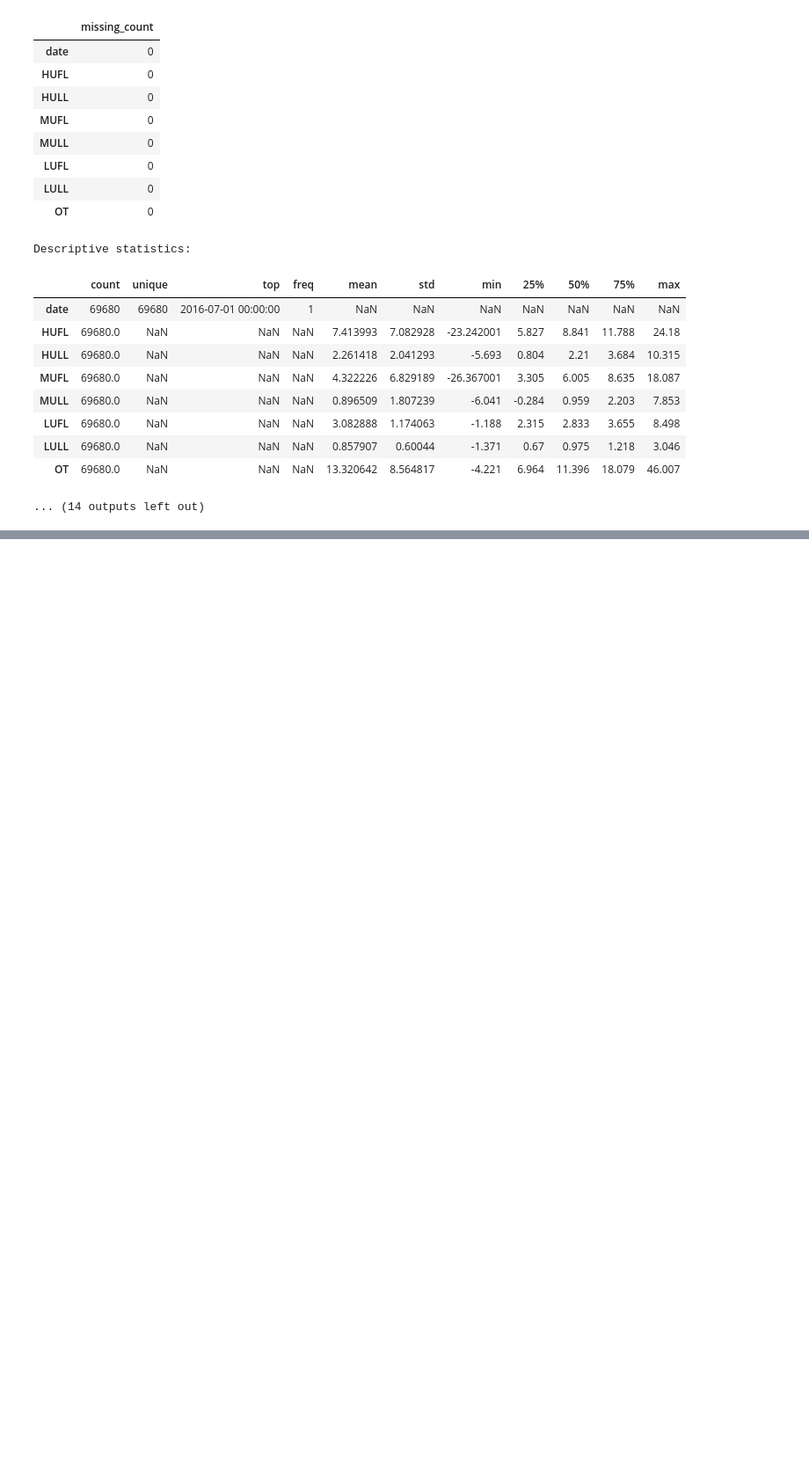
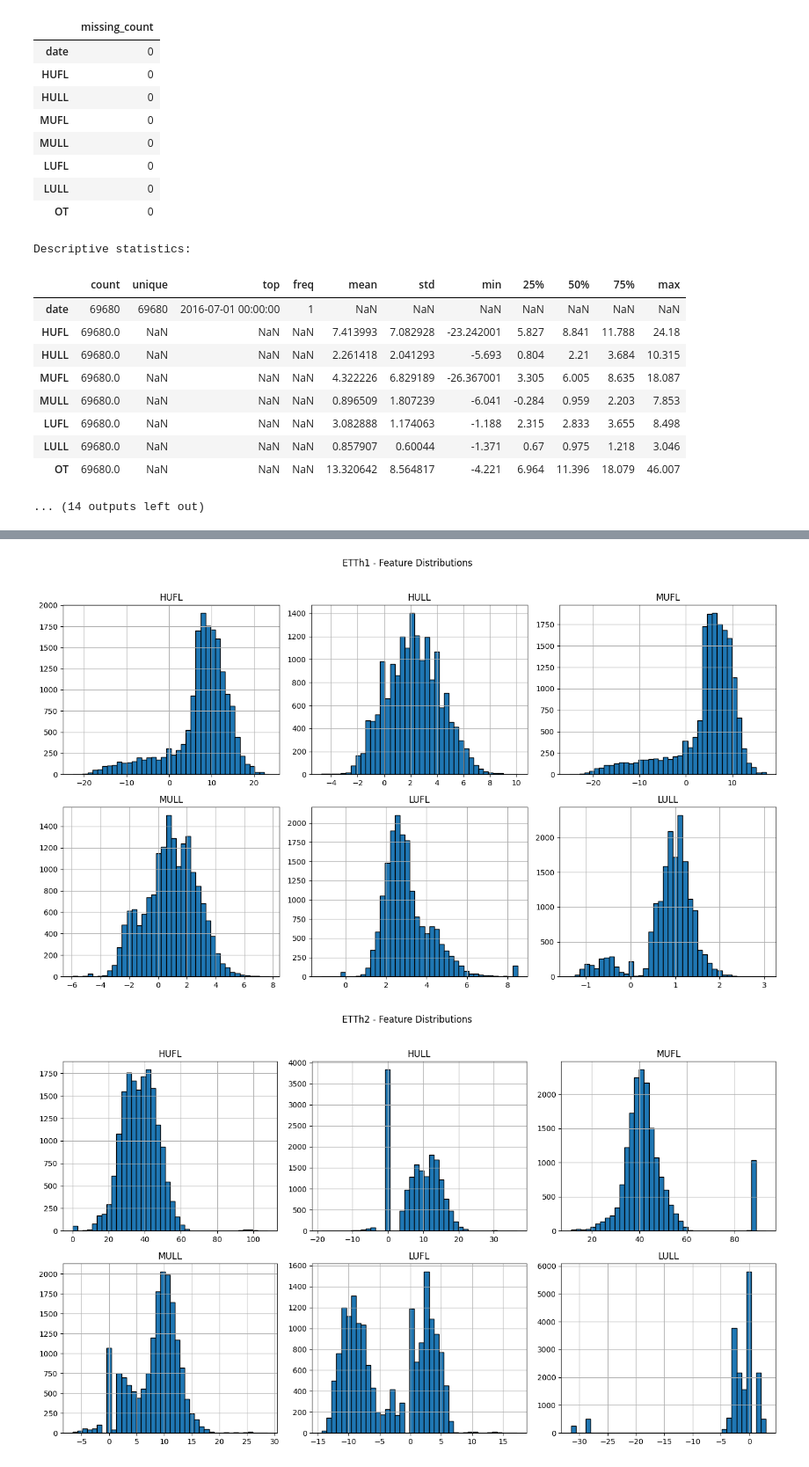
Before and after one commit to domailientb/TVCFORMER, a Jupyter notebook: experiments/dataset_exploration.ipynb, the cells around one changed output, grey strips where cells are left out. Shown at 88% size. Saved outputs shown, nothing was run; the diff lists cells and outputs as text; code cells hidden in the pictures; blank space fills up the shorter version.

```diff
--- a/experiments/dataset_exploration.ipynb
+++ b/experiments/dataset_exploration.ipynb
@@ -275,0 +521,29 @@ Descriptive statistics:
+# %%
+
+for name, path in DATASETS.items():
+    if not path.exists():
+        continue
+
+    df = pd.read_csv(path)
+    numeric_cols = df.select_dtypes(include="number").columns.tolist()
+
+    if not numeric_cols:
+        print(f"{name}: Không có cột số.")
+        continue
+
+    # Chọn tối đa 6 biến số để biểu đồ dễ đọc
+    selected_cols = numeric_cols[:6]
+
+    df[selected_cols].hist(
+        figsize=(14, 8),
+        bins=40,
+        layout=(-1, 3),
+        edgecolor="black"
+    )
+
+    plt.suptitle(f"{name} - Feature Distributions", y=1.02)
+    plt.tight_layout()
+    plt.show()
+# %% [output]
+[figure, added]
+[figure, added]
```
Also changed, not shown: parts of 7 cells of this notebook.
